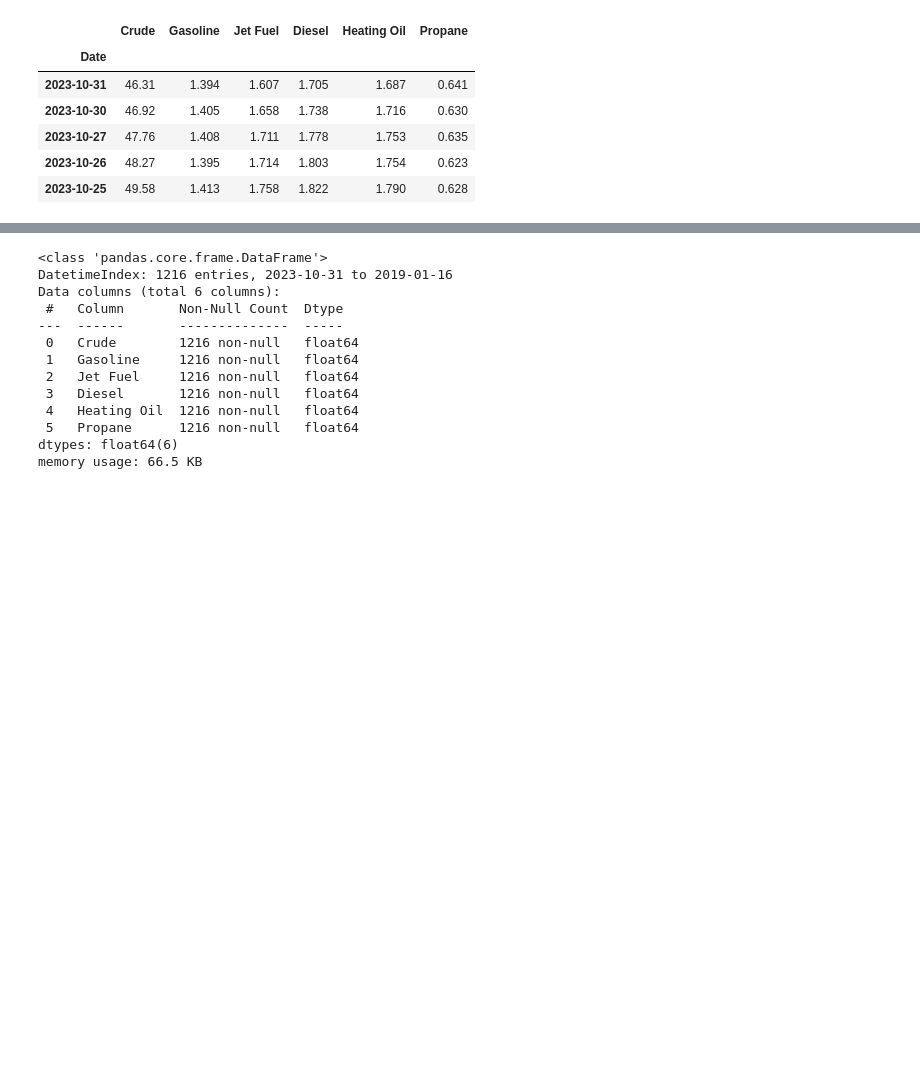
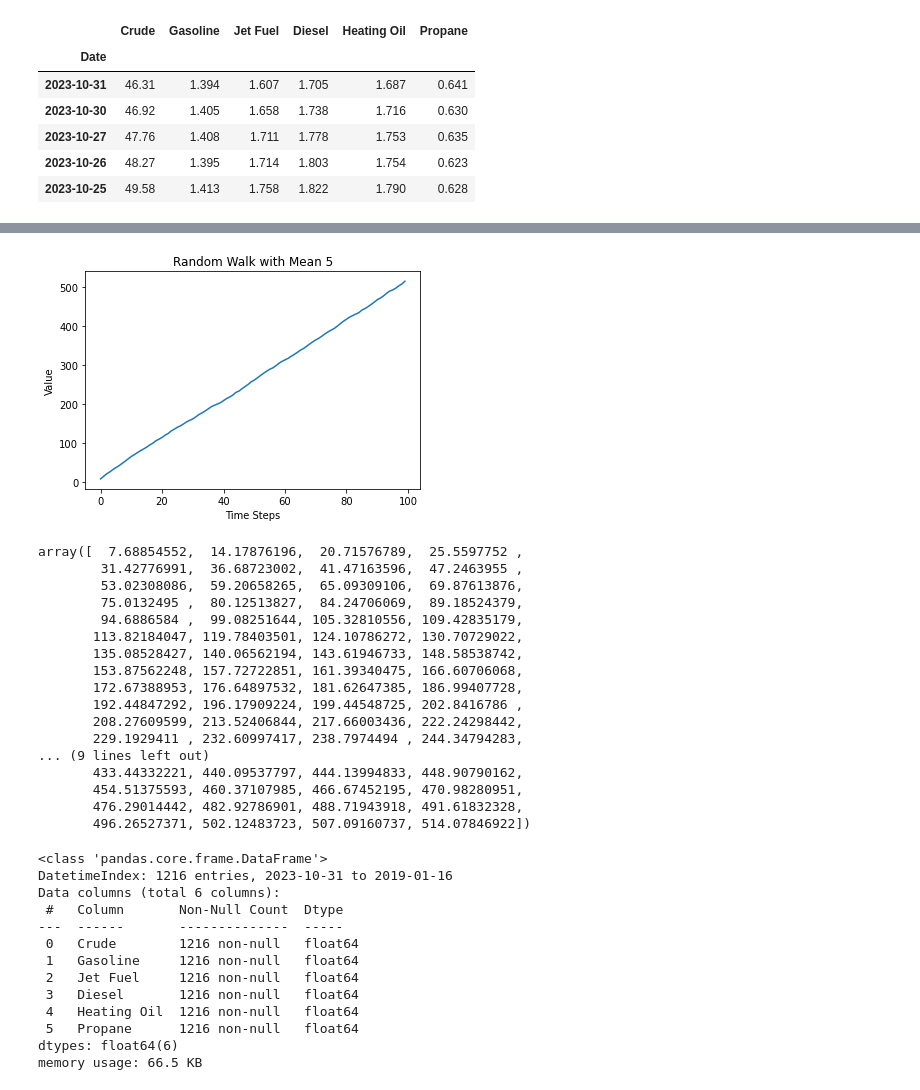
Before and after one commit to timdanilov/capstone-project, a Jupyter notebook: capstone.ipynb, the cells around one changed output, grey strips where cells are left out. Saved outputs shown, nothing was run; the diff lists cells and outputs as text; code cells hidden in the pictures; blank space fills up the shorter version.

```diff
--- a/capstone.ipynb
+++ b/capstone.ipynb
@@ -173,3 +185,37 @@ ValueError: operands could not be broadcast together with shapes (1222,) (1216,)
+# %%
+# Number of time steps
+num_steps = 100
+
+# Generate random walk values
+random_walk = np.cumsum(np.random.normal(loc=5, size=num_steps))
+
+# Plot the random walk
+plt.plot(random_walk)
+plt.title('Random Walk with Mean 5')
+plt.xlabel('Time Steps')
+plt.ylabel('Value')
+plt.show()
+
+random_walk
+# %% [output]
+[figure, added]
+array([  7.68854552,  14.17876196,  20.71576789,  25.5597752 ,
+        31.42776991,  36.68723002,  41.47163596,  47.2463955 ,
+        53.02308086,  59.20658265,  65.09309106,  69.87613876,
+        75.0132495 ,  80.12513827,  84.24706069,  89.18524379,
+        94.6886584 ,  99.08251644, 105.32810556, 109.42835179,
+       113.82184047, 119.78403501, 124.10786272, 130.70729022,
+       135.08528427, 140.06562194, 143.61946733, 148.58538742,
+       153.87562248, 157.72722851, 161.39340475, 166.60706068,
+       172.67388953, 176.64897532, 181.62647385, 186.99407728,
+       192.44847292, 196.17909224, 199.44548725, 202.8416786 ,
+       208.27609599, 213.52406844, 217.66003436, 222.24298442,
+       229.1929411 , 232.60997417, 238.7974494 , 244.34794283,
+... (9 lines left out)
+       433.44332221, 440.09537797, 444.13994833, 448.90790162,
+       454.51375593, 460.37107985, 466.67452195, 470.98280951,
+       476.29014442, 482.92786901, 488.71943918, 491.61832328,
+       496.26527371, 502.12483723, 507.09160737, 514.07846922])
 # %%
 wti_df.info()
 # %% [output]
```
Also changed, not shown: parts of 17 cells of this notebook, 1 other file.
